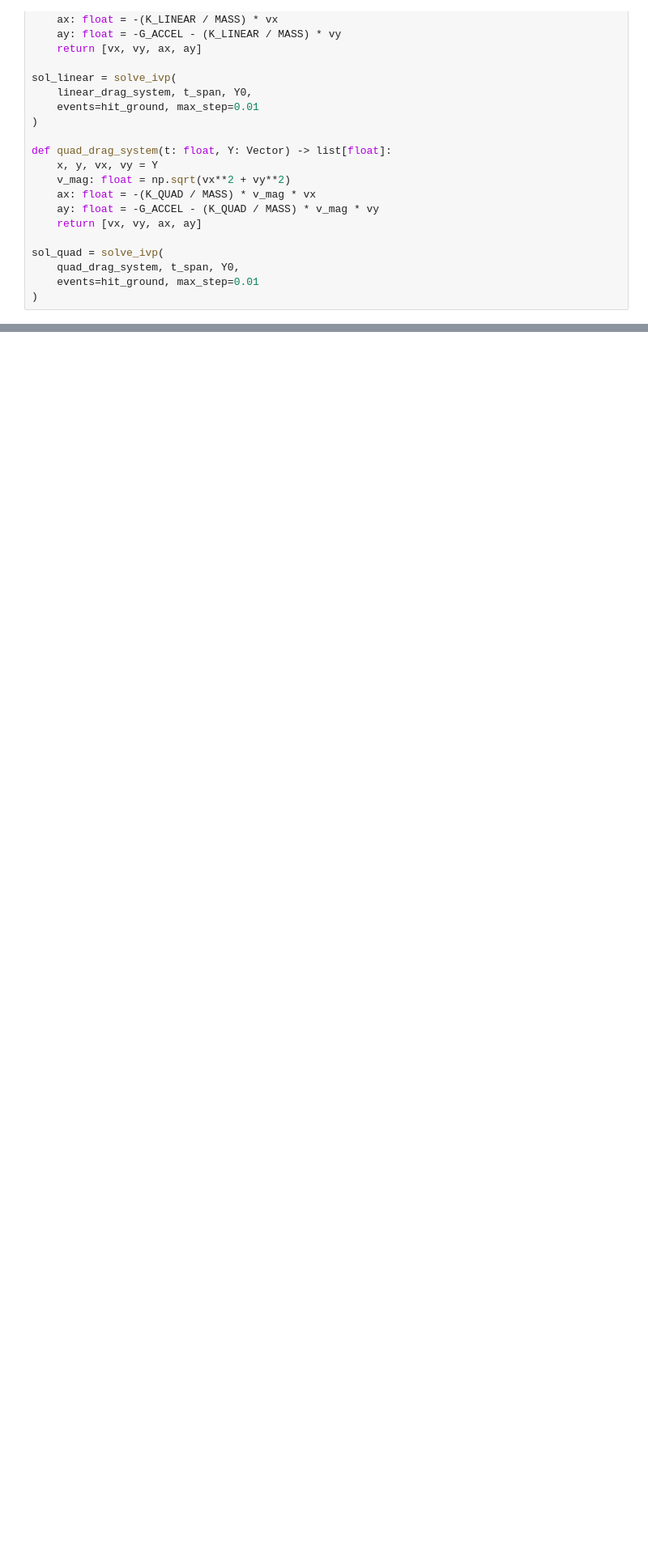
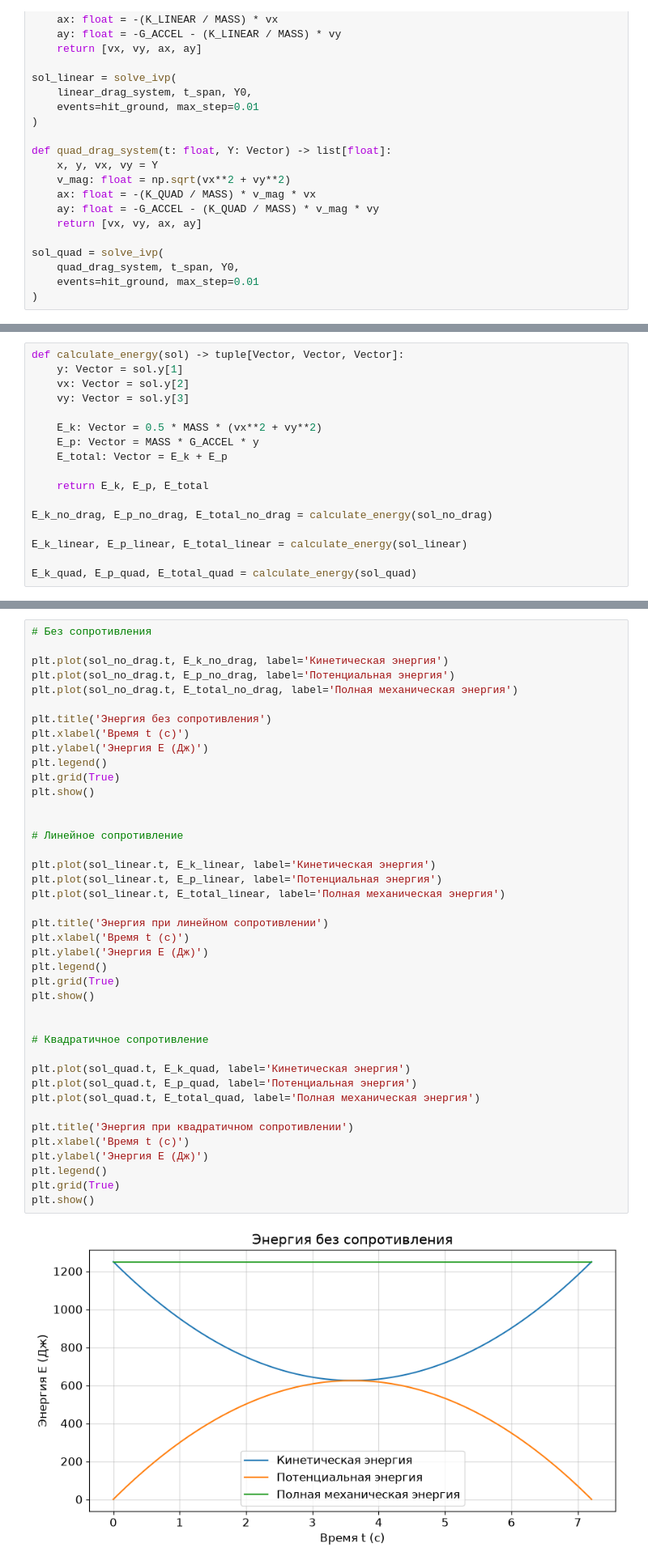
Before and after one commit to HocokTopok/PhysicsProjects, a Jupyter notebook: M1/M1.ipynb, the cells around one changed output, grey strips where cells are left out. Shown at 81% size. Drawn from its saved outputs; the diff is of its cells as text; blank space fills up the shorter version.

```diff
--- a/M1/M1.ipynb
+++ b/M1/M1.ipynb
@@ -80 +89,18 @@ sol_quad = solve_ivp(
+# %%
+def calculate_energy(sol) -> tuple[Vector, Vector, Vector]:
+    y: Vector = sol.y[1]
+    vx: Vector = sol.y[2]
+    vy: Vector = sol.y[3]
+
+    E_k: Vector = 0.5 * MASS * (vx**2 + vy**2)
+    E_p: Vector = MASS * G_ACCEL * y
+    E_total: Vector = E_k + E_p
+
+    return E_k, E_p, E_total
+
+E_k_no_drag, E_p_no_drag, E_total_no_drag = calculate_energy(sol_no_drag)
+
+E_k_linear, E_p_linear, E_total_linear = calculate_energy(sol_linear)
+
+E_k_quad, E_p_quad, E_total_quad = calculate_energy(sol_quad)
 # %% [markdown]
@@ -101,0 +130,43 @@ plt.show()
+# %%
+# Без сопротивления
+
+plt.plot(sol_no_drag.t, E_k_no_drag, label='Кинетическая энергия')
+plt.plot(sol_no_drag.t, E_p_no_drag, label='Потенциальная энергия')
+plt.plot(sol_no_drag.t, E_total_no_drag, label='Полная механическая энергия')
+
+plt.title('Энергия без сопротивления')
+plt.xlabel('Время t (с)')
+plt.ylabel('Энергия E (Дж)')
+plt.legend()
+plt.grid(True)
+plt.show()
+
+
+# Линейное сопротивление
+
+plt.plot(sol_linear.t, E_k_linear, label='Кинетическая энергия')
+plt.plot(sol_linear.t, E_p_linear, label='Потенциальная энергия')
+plt.plot(sol_linear.t, E_total_linear, label='Полная механическая энергия')
+
+plt.title('Энергия при линейном сопротивлении')
+plt.xlabel('Время t (с)')
+plt.ylabel('Энергия E (Дж)')
+plt.legend()
+plt.grid(True)
+plt.show()
+
+
+# Квадратичное сопротивление
+
+plt.plot(sol_quad.t, E_k_quad, label='Кинетическая энергия')
+plt.plot(sol_quad.t, E_p_quad, label='Потенциальная энергия')
+plt.plot(sol_quad.t, E_total_quad, label='Полная механическая энергия')
+
+plt.title('Энергия при квадратичном сопротивлении')
+plt.xlabel('Время t (с)')
+plt.ylabel('Энергия E (Дж)')
+plt.legend()
+plt.grid(True)
+plt.show()
+# %% [output]
+[figure, added]
```
Also changed, not shown: parts of 4 cells of this notebook.
